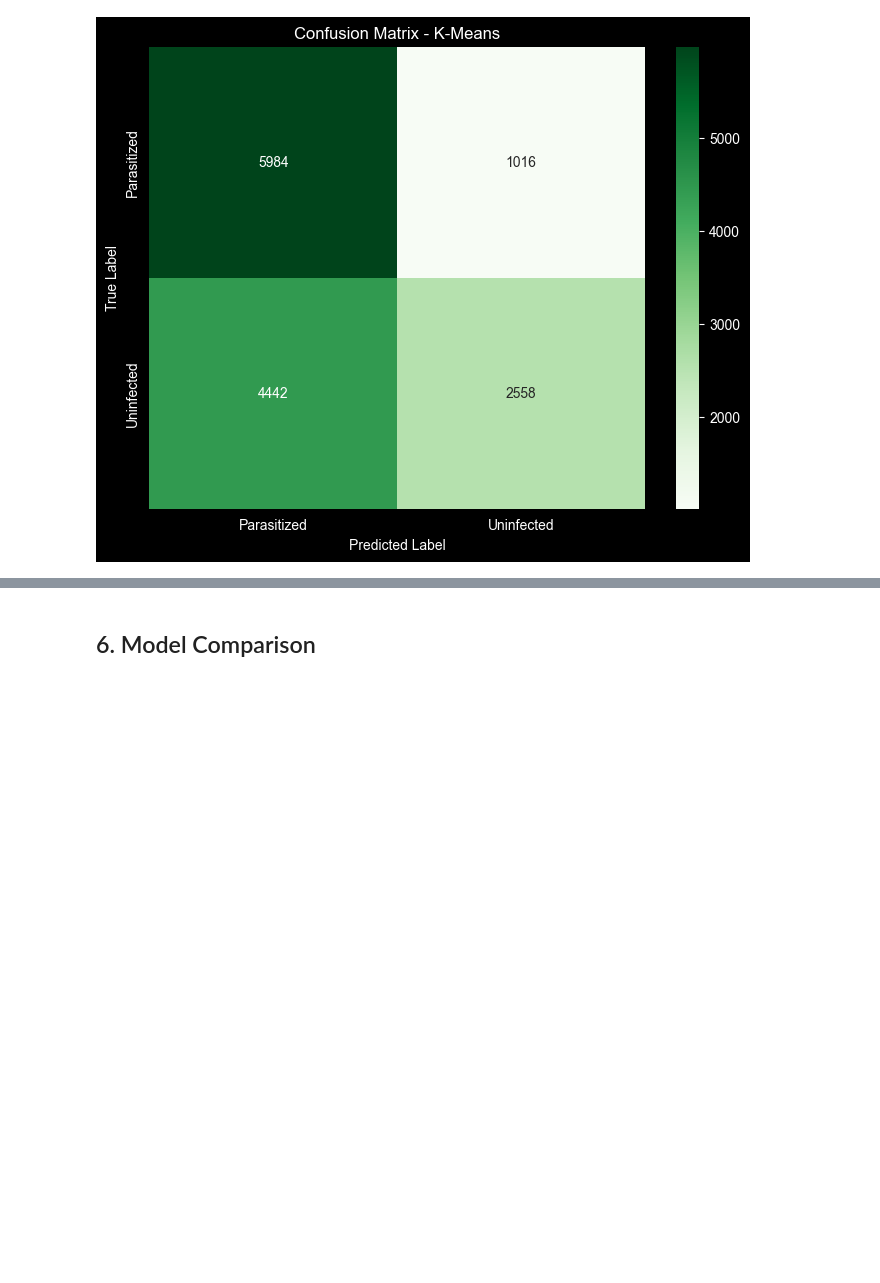
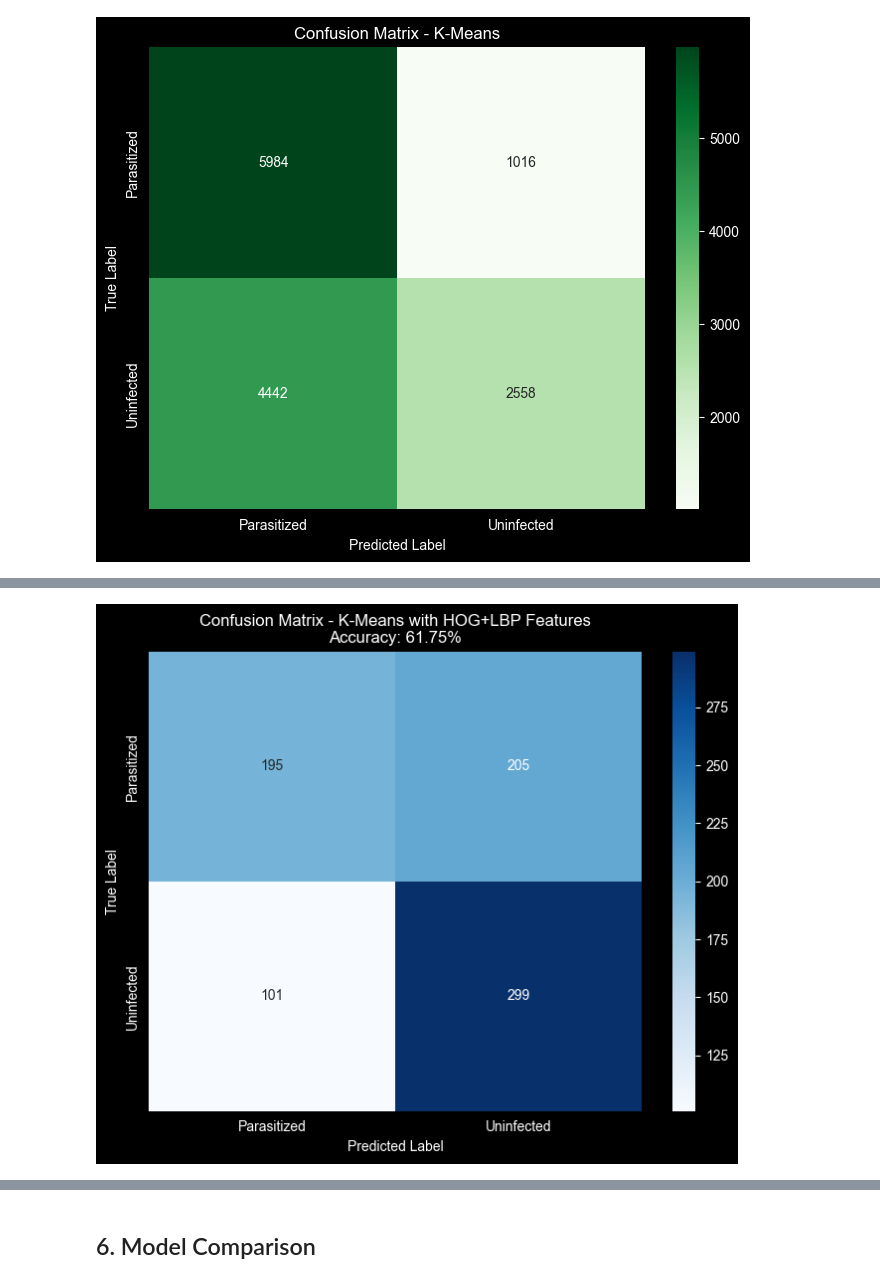
Before and after one commit to Adhamzineldin/ML_Project_New, a Jupyter notebook: Image/image.ipynb, the cells around one changed output, grey strips where cells are left out. Drawn from its saved outputs; the diff is of its cells as text; code cells hidden in the pictures; blank space fills up the shorter version.

```diff
--- a/Image/image.ipynb
+++ b/Image/image.ipynb
@@ -777,0 +1153,84 @@ weighted avg       0.64      0.61      0.59     14000
+# %%
+# Train K-Means with advanced features
+print("="*60)
+print("TRAINING K-MEANS WITH ADVANCED FEATURES (HOG + LBP)")
+print("="*60)
+
+# Try multiple seeds to find best clustering
+best_kmeans_adv = None
+best_acc_adv = 0
+best_seed_adv = 0
+
+print("Trying different random seeds...")
+for seed in range(20):  # Try 20 seeds
+    kmeans_temp = KMeans(
+        n_clusters=2,
+        random_state=seed,
+        n_init=10,
+        max_iter=500,
+        init='k-means++',
+        algorithm='lloyd'
+    )
+    kmeans_temp.fit(X_adv_train_pca)
+
+    # Check accuracy
+    train_pred_temp = kmeans_temp.predict(X_adv_train_pca)
+    cluster_mapping_temp = map_clusters_to_labels(y_adv_train, train_pred_temp, 2)
+    train_pred_mapped = np.array([cluster_mapping_temp[c] for c in train_pred_temp])
+    train_acc = accuracy_score(y_adv_train, train_pred_mapped)
+
+    if train_acc > best_acc_adv:
+        best_acc_adv = train_acc
+        best_kmeans_adv = kmeans_temp
+        best_seed_adv = seed
+        if seed % 5 == 0:  # Print every 5th seed
+            print(f"  Seed {seed}: Training accuracy = {train_acc:.4f} ({train_acc*100:.2f}%)")
+
+print(f"\nBest seed: {best_seed_adv} with training accuracy: {best_acc_adv:.4f} ({best_acc_adv*100:.2f}%)")
+
+# Predict on test set
+y_pred_adv_raw = best_kmeans_adv.predict(X_adv_test_pca)
+cluster_mapping_adv = map_clusters_to_labels(y_adv_train, best_kmeans_adv.predict(X_adv_train_pca), 2)
+y_pred_adv = np.array([cluster_mapping_adv[c] for c in y_pred_adv_raw])
+
+# Calculate accuracy
+kmeans_adv_accuracy = accuracy_score(y_adv_test, y_pred_adv)
+
+print(f"\n{'='*60}")
+print("RESULTS COMPARISON")
+print("="*60)
+print(f"Original K-Means (PCA features):     {kmeans_accuracy:.4f} ({kmeans_accuracy*100:.2f}%)")
+print(f"K-Means with LR scores:             {kmeans_fixed_accuracy:.4f} ({kmeans_fixed_accuracy*100:.2f}%)")
+print(f"K-Means with HOG+LBP features:      {kmeans_adv_accuracy:.4f} ({kmeans_adv_accuracy*100:.2f}%)")
+print(f"{'='*60}")
+
+# Confusion matrix
+cm_adv = confusion_matrix(y_adv_test, y_pred_adv)
+print("\nClassification Report - K-Means with HOG+LBP:")
+print(classification_report(y_adv_test, y_pred_adv, target_names=classes))
+
+# Visualize confusion matrix
+plt.figure(figsize=(8, 6))
+sns.heatmap(cm_adv, annot=True, fmt='d', cmap='Blues', xticklabels=classes, yticklabels=classes)
+plt.title(f'Confusion Matrix - K-Means with HOG+LBP Features\nAccuracy: {kmeans_adv_accuracy:.2%}')
+plt.ylabel('True Label')
+plt.xlabel('Predicted Label')
+plt.show()
+
+# Show misclassification comparison
+print("\n" + "="*60)
+print("MISCLASSIFICATION COMPARISON")
+print("="*60)
+print(f"Original K-Means:")
+print(f"  Uninfected → Parasitized: {cm_kmeans[1, 0]}")
+print(f"  Parasitized → Uninfected: {cm_kmeans[0, 1]}")
+
+print(f"\nHOG+LBP K-Means:")
+print(f"  Uninfected → Parasitized: {cm_adv[1, 0]}")
+print(f"  Parasitized → Uninfected: {cm_adv[0, 1]}")
+
+if cm_kmeans[1, 0] > 0:
+    improvement = ((cm_kmeans[1, 0] - cm_adv[1, 0]) / cm_kmeans[1, 0]) * 100
+    print(f"\nImprovement in False Positives: {improvement:.1f}%")
+print("="*60)
+# %% [output]
@@ -777,0 +1254 @@ weighted avg       0.64      0.61      0.59     14000
+[figure, added]
```
Also changed, not shown: parts of 13 cells of this notebook.
